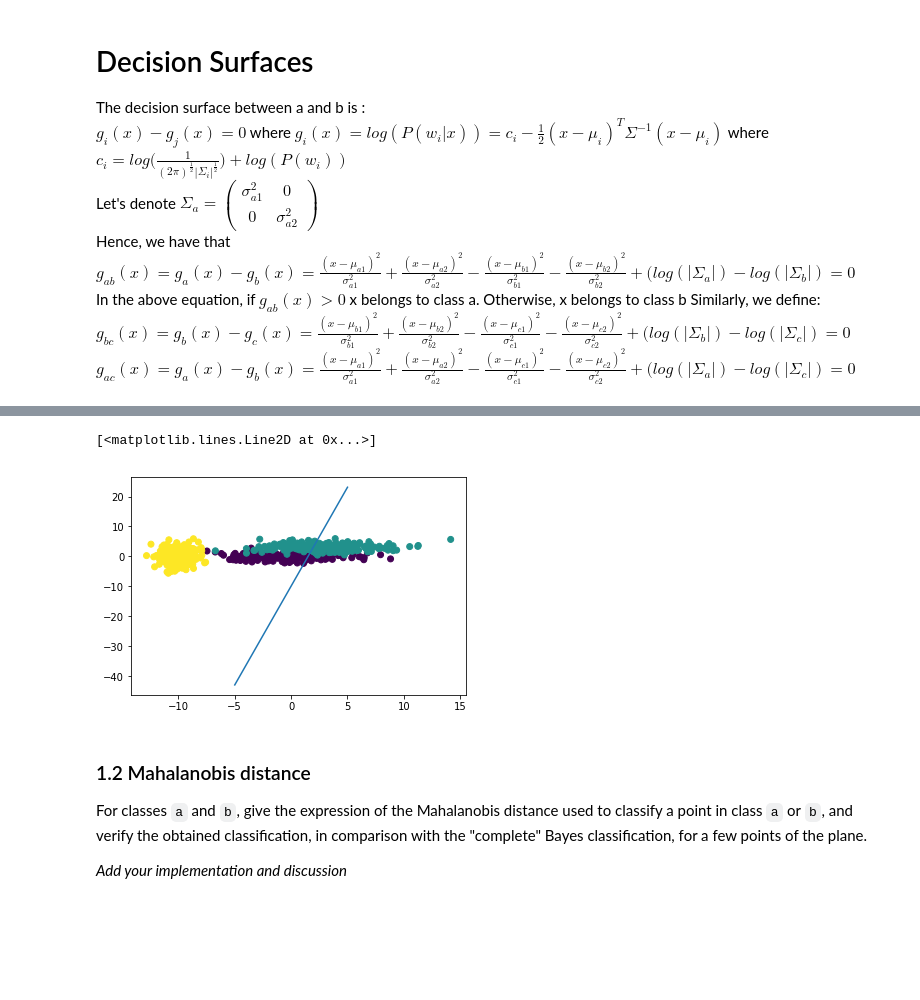
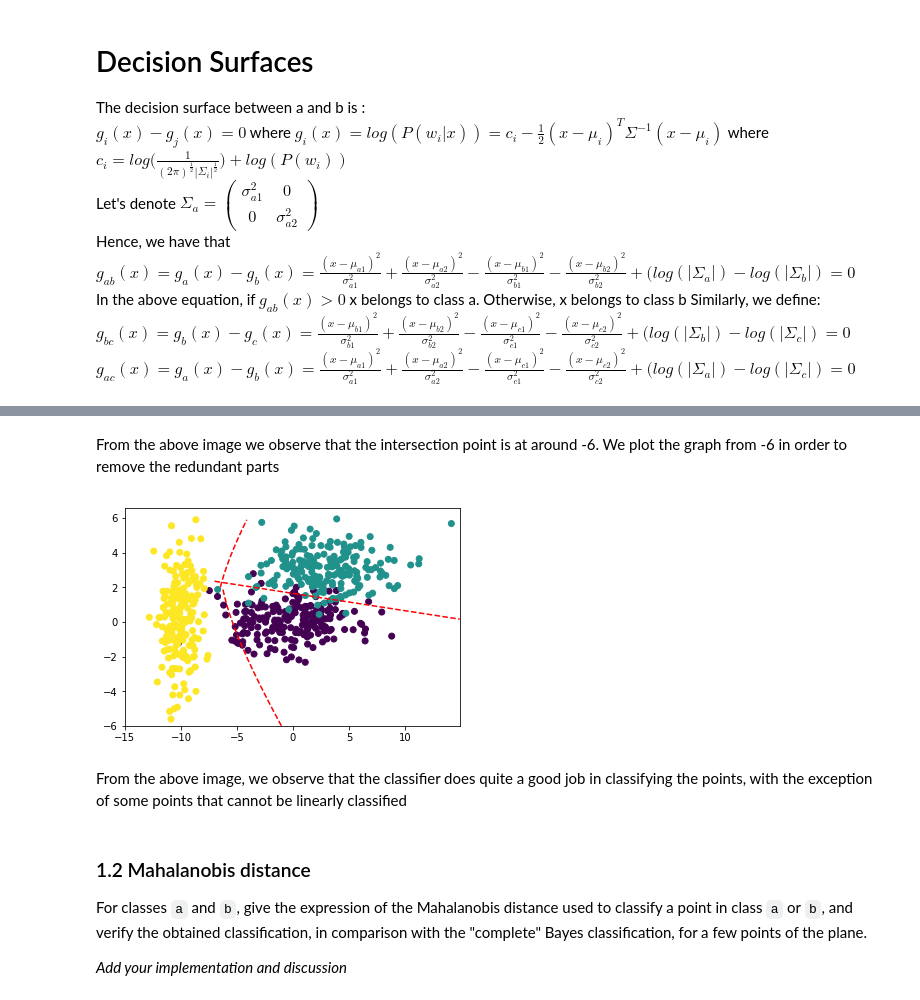
Before and after one commit to EGJ1996/Image-Processing, a Jupyter notebook: labs/lab_03_classification.ipynb, the cells around one changed output, grey strips where cells are left out. Cells and saved outputs as stored; diff of their text form; code cells hidden in the pictures; blank space fills up the shorter version.

```diff
--- a/labs/lab_03_classification.ipynb
+++ b/labs/lab_03_classification.ipynb
@@ -186,12 +121,21 @@ res = list(map(lambda l: decision_line(l,[means[0],covariances[0]],[means[1],cov
-# %%
-X_train = np.concatenate((a,b,c), axis=0)
-colors = np.concatenate((np.ones(200), 3 * np.ones(200), 5 * np.ones(200)), axis=0)
-X_normalized = normalize(X_train)
-plt.scatter(X_train[:,0], X_train[:,1],c = colors)
-plt.plot(test_data,res)
-# %% [output]
-[<matplotlib.lines.Line2D at 0x...>]
-[figure, removed]
+# %% [markdown]
+From the above image we observe that the intersection point is at around -6. We plot the graph from -6 in order to remove the redundant parts
+# %%
+X_train = np.concatenate((a,b,c), axis=0)
+colors = np.concatenate((np.ones(200), 3 * np.ones(200), 5 * np.ones(200)), axis=0)
+plt.scatter(X_train[:,0], X_train[:,1],c = colors)
+ranges_x = [np.arange(-7, 15, 0.1),np.arange(-15.0, 15, 0.1),np.arange(-15.0, 15, 0.1)]
+ranges_y = [np.arange(-6, 6, 0.1),np.arange(-6.0, 2.0, 0.1),np.arange(2.0, 6, 0.1)]
+for i,p in enumerate(pairs):
+    x1 = ranges_x[i]
+    x2 = ranges_y[i]
+    X1,X2= np.meshgrid(x1,x2)
+    dec = find_decision_line(X1,X2,means[p[0]],means[p[1]],covariances[p[0]],covariances[p[1]])
+    plt.contour(X1, X2, dec, 0, linestyles='dashed', cmap='hsv')
+# %% [output]
+[figure, added]
+# %% [markdown]
+From the above image, we observe that the classifier does quite a good job in classifying the points, with the exception of some points that cannot be linearly classified
 # %% [markdown]
 ### 1.2 Mahalanobis distance
 For classes `a` and `b`, give the expression of the Mahalanobis distance used to classify a point in class `a` or `b`, and verify the obtained classification, in comparison with the "complete" Bayes classification, for a few points of the plane.
```
Also changed, not shown: parts of 21 cells of this notebook.
